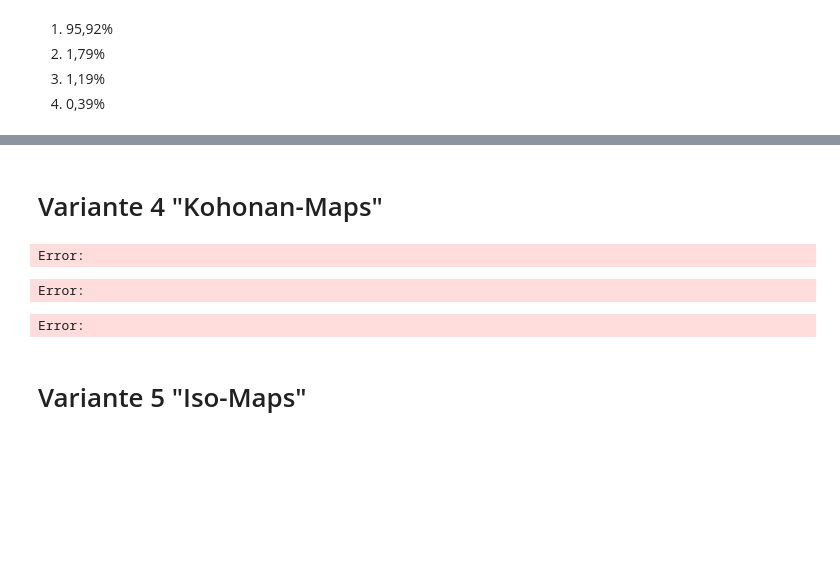
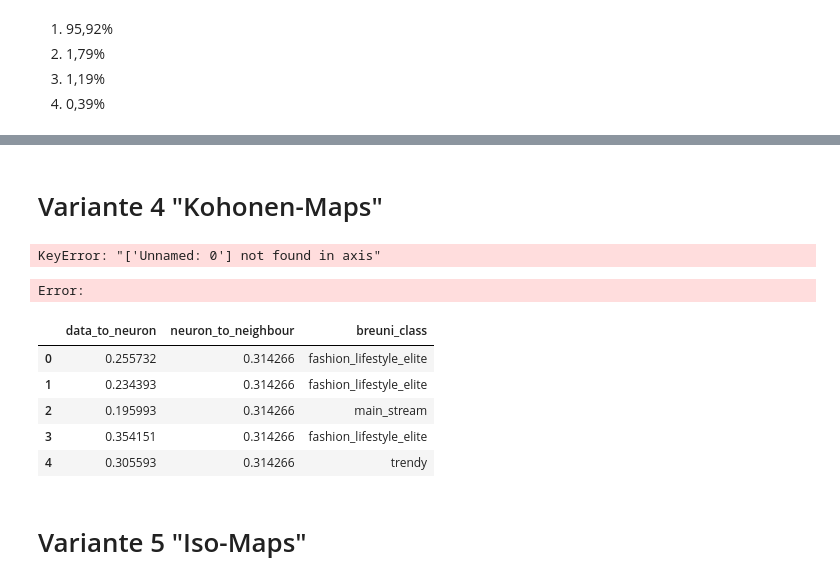
Before and after one commit to Luaa998/Kohonen-maps_Projekt, a Jupyter notebook: Milestone2.1_DimensionReduction.ipynb, the cells around one changed output, grey strips where cells are left out. Drawn from its saved outputs; the diff is of its cells as text; code cells hidden in the pictures; blank space fills up the shorter version.

```diff
--- a/Milestone2.1_DimensionReduction.ipynb
+++ b/Milestone2.1_DimensionReduction.ipynb
@@ -111,21 +151,26 @@ Error:
 # %% [markdown]
-<h1>Variante 4 "Kohonan-Maps" </h1>
+<h1>Variante 4 "Kohonen-Maps" </h1>
 # %%
-df4 = pd.read_csv('v4_data_dog_prepared.csv')
+df4 = pd.read_csv('v4_data_dog_KM.csv')
 df4 = df4.drop(columns="Unnamed: 0")
 df4['breuni_class'] = dogStr_df
 df4.head()
 # %% [output]
-Error:
+KeyError: "['Unnamed: 0'] not found in axis"
 # %%
 df4.to_csv(r'C:\Users\nwbab\OneDrive\Dokumente\GitHub\Kohonen-maps_Projekt\v4_data_dog_KM.csv', index=False)
 # %% [output]
 Error:
 # %%
-df4 = pd.read_csv('v4_data_dog_prepared.csv')
+df4 = pd.read_csv('v4_data_dog_KM.csv')
 df4.head()
 # %% [output]
-Error:
+|  | data_to_neuron | neuron_to_neighbour | breuni_class |
+| 0 | 0.255732 | 0.314266 | fashion_lifestyle_elite |
+| 1 | 0.234393 | 0.314266 | fashion_lifestyle_elite |
+| 2 | 0.195993 | 0.314266 | main_stream |
+| 3 | 0.354151 | 0.314266 | fashion_lifestyle_elite |
+| 4 | 0.305593 | 0.314266 | trendy |
 # %% [markdown]
 <h1>Variante 5 "Iso-Maps" </h1>
 # %%
```
Also changed, not shown: parts of 16 cells of this notebook, 1 other file.
